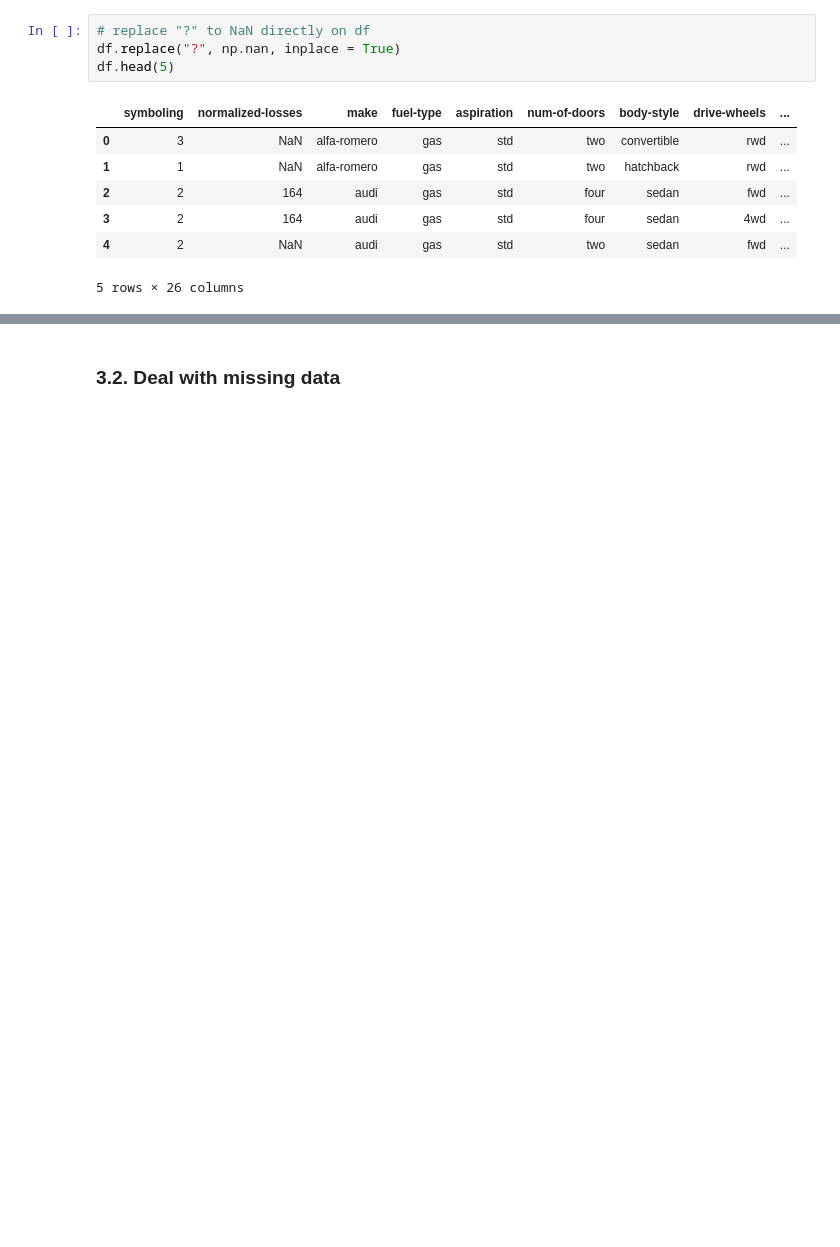
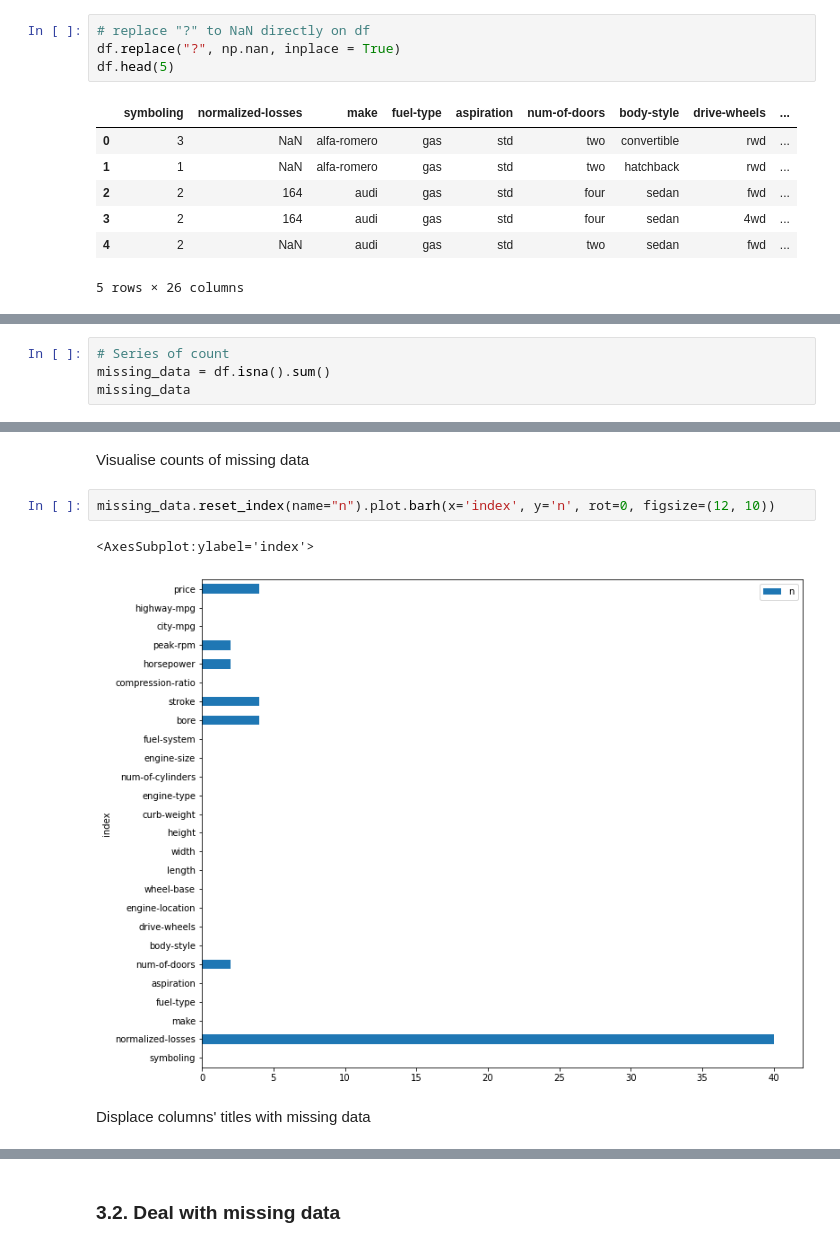
Before and after one commit to honhanbao/Data-Wrangling, a Jupyter notebook: data wrangling - Automobile Data Set.ipynb, the cells around one changed output, grey strips where cells are left out. Saved outputs shown, nothing was run; the diff lists cells and outputs as text; blank space fills up the shorter version.

```diff
--- a/data wrangling - Automobile Data Set.ipynb
+++ b/data wrangling - Automobile Data Set.ipynb
@@ -104,0 +138,4 @@ df.head(5)
+# %%
+# Series of count
+missing_data = df.isna().sum()
+missing_data
@@ -104,0 +160,9 @@ df.head(5)
+# %% [markdown]
+Visualise counts of missing data
+# %%
+missing_data.reset_index(name="n").plot.barh(x='index', y='n', rot=0, figsize=(12, 10))
+# %% [output]
+<AxesSubplot:ylabel='index'>
+[figure, added]
+# %% [markdown]
+Displace columns' titles with missing data
```
Also changed, not shown: parts of 80 cells of this notebook.
